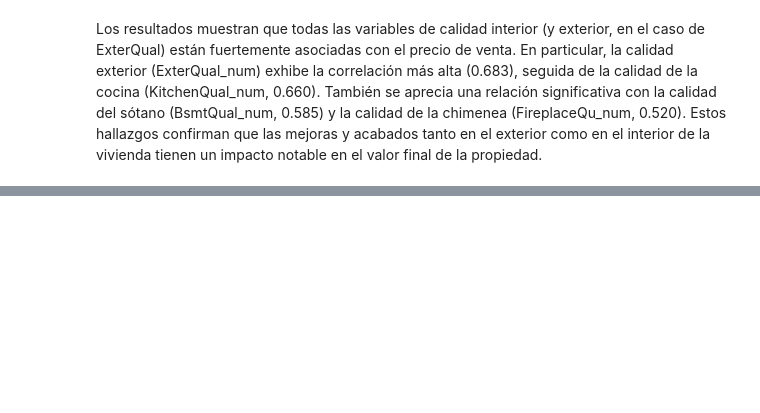
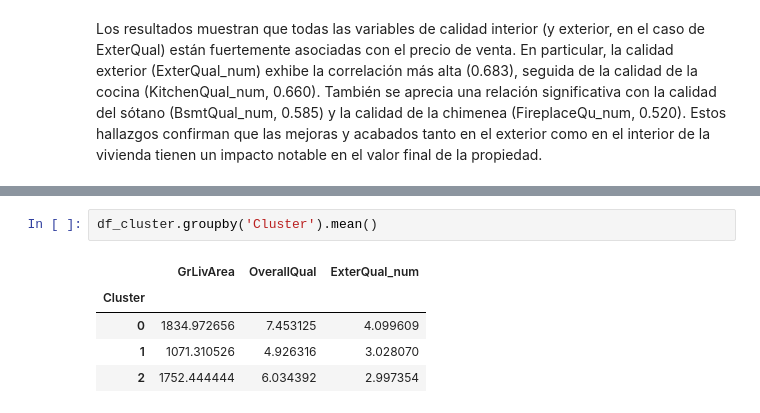
Before and after one commit to DanielDubon/MRL_DataMining, a Jupyter notebook: MRL_HDT3.ipynb, the cells around one changed output, grey strips where cells are left out. Cells and saved outputs as stored; diff of their text form; blank space fills up the shorter version.

```diff
--- a/MRL_HDT3.ipynb
+++ b/MRL_HDT3.ipynb
@@ -309,0 +336,8 @@ Los resultados muestran que todas las variables de calidad interior (y exterior,
+# %%
+df_cluster.groupby('Cluster').mean()
+# %% [output]
+|  | GrLivArea | OverallQual | ExterQual_num |
+| Cluster |  |  |  |
+| 0 | 1834.972656 | 7.453125 | 4.099609 |
+| 1 | 1071.310526 | 4.926316 | 3.028070 |
+| 2 | 1752.444444 | 6.034392 | 2.997354 |
```
Also changed, not shown: parts of 8 cells of this notebook.
